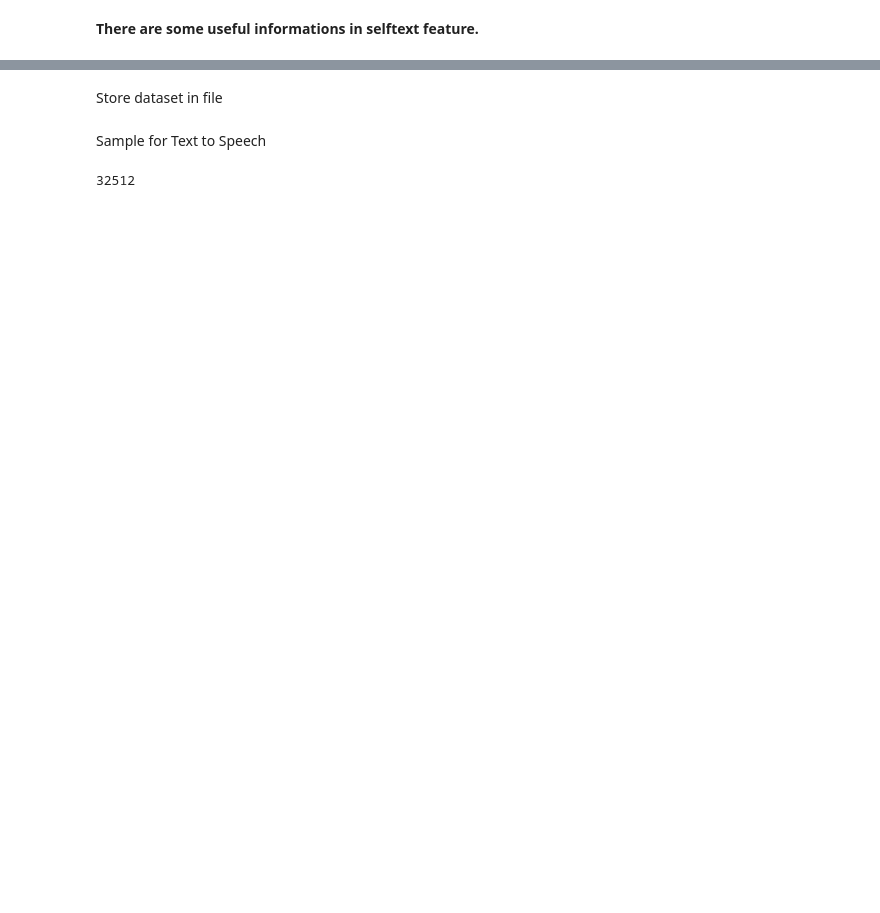
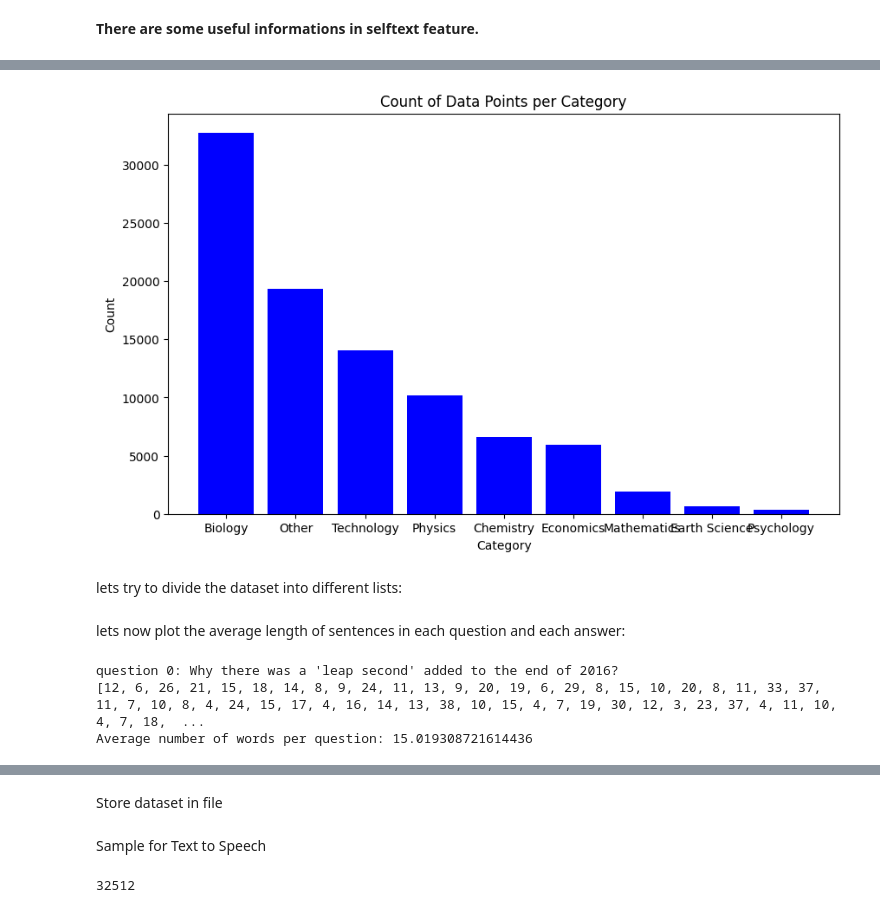
Before and after one commit to salidotir/LFQA, a Jupyter notebook: notebooks/initial_datset_working.ipynb, the cells around one changed output, grey strips where cells are left out. Saved outputs shown, nothing was run; the diff lists cells and outputs as text; code cells hidden in the pictures; blank space fills up the shorter version.

Commit message:
update some statistics extraction from dataset

```diff
--- a/notebooks/initial_datset_working.ipynb
+++ b/notebooks/initial_datset_working.ipynb
@@ -153,0 +137,3 @@ The goal of this model is to generaqte the answer, not th elong answer for a que
+# %%
+df = pd.DataFrame(dataset['train'])
+df.head()
@@ -153,0 +147,15 @@ The goal of this model is to generaqte the answer, not th elong answer for a que
+# %%
+# Count the occurrences of each category
+category_counts = df['category'].value_counts()
+
+# Plotting the bar chart
+plt.figure(figsize=(10, 6))  # Adjust the size of your plot
+plt.bar(category_counts.index, category_counts.values, color='blue')  # You can choose your own color
+plt.xlabel('Category')  # Label for the x-axis
+plt.ylabel('Count')  # Label for the y-axis
+plt.title('Count of Data Points per Category')  # Title of the plot
+plt.show()
+# %% [output]
+[figure, added]
+# %% [markdown]
+lets try to divide the dataset into different lists:
@@ -153,0 +188,15 @@ The goal of this model is to generaqte the answer, not th elong answer for a que
+# %% [markdown]
+lets now plot the average length of sentences in each question and each answer:
+# %%
+questions_words_count = []
+for q in dataset_dict['questions']:
+  questions_words_count.append(len(q.split()))
+
+print(f'question {0}: {dataset_dict["questions"][0]}')
+
+print(questions_words_count)
+print(f'Average number of words per question: {np.mean(questions_words_count)}')
+# %% [output]
+question 0: Why there was a 'leap second' added to the end of 2016?
+[12, 6, 26, 21, 15, 18, 14, 8, 9, 24, 11, 13, 9, 20, 19, 6, 29, 8, 15, 10, 20, 8, 11, 33, 37, 11, 7, 10, 8, 4, 24, 15, 17, 4, 16, 14, 13, 38, 10, 15, 4, 7, 19, 30, 12, 3, 23, 37, 4, 11, 10, 4, 7, 18,  ...
+Average number of words per question: 15.019308721614436
```
Also changed, not shown: parts of 31 cells of this notebook.
